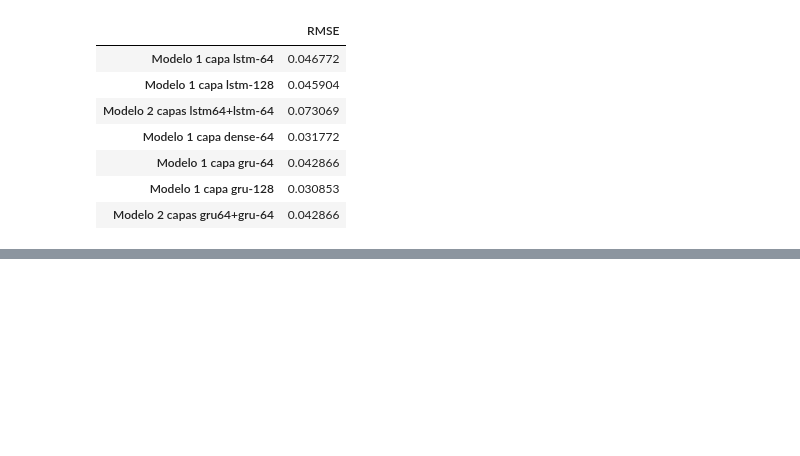
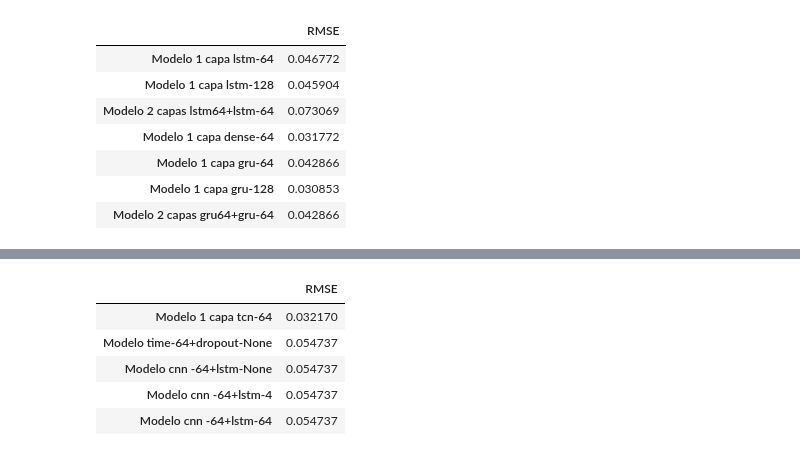
Before and after one commit to CAVA1611/neural-networks, a Jupyter notebook: TFM_Reddit_2019.ipynb, the cells around one changed output, grey strips where cells are left out. Cells and saved outputs as stored; diff of their text form; code cells hidden in the pictures; blank space fills up the shorter version.

```diff
--- a/TFM_Reddit_2019.ipynb
+++ b/TFM_Reddit_2019.ipynb
@@ -493,0 +616,9 @@ RESULTADOS
+# %%
+RESULTADOS
+# %% [output]
+|  | RMSE |
+| Modelo 1 capa tcn-64 | 0.032170 |
+| Modelo time-64+dropout-None | 0.054737 |
+| Modelo cnn -64+lstm-None | 0.054737 |
+| Modelo cnn -64+lstm-4 | 0.054737 |
+| Modelo cnn -64+lstm-64 | 0.054737 |
```
Also changed, not shown: parts of 15 cells of this notebook.
